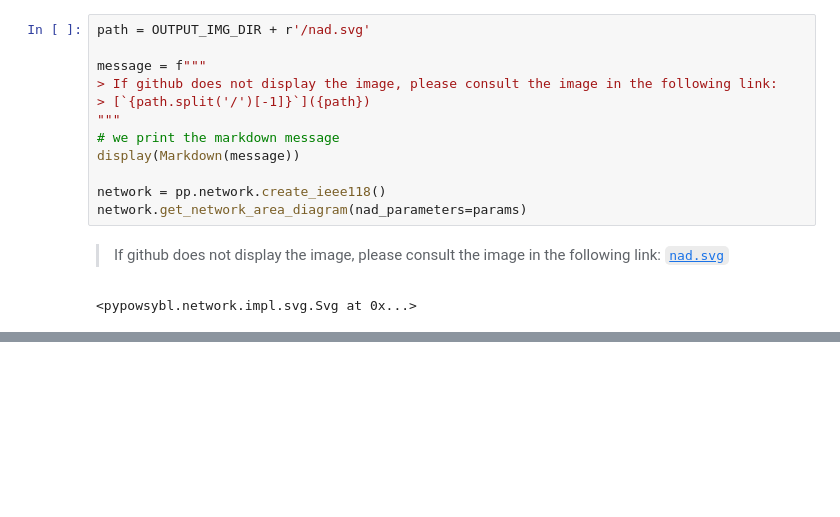
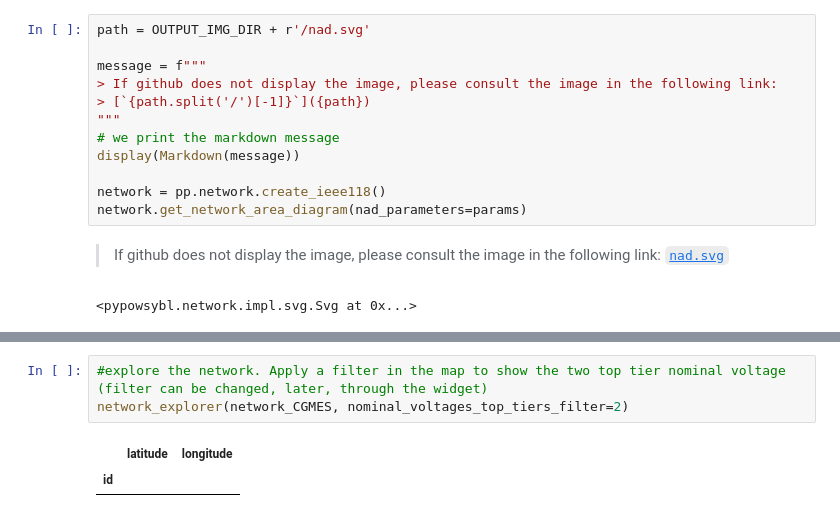
Before and after one commit to pierre-cau/PyPI, a Jupyter notebook: code/notebooks/05__Visualizing_networks.ipynb, the cells around one changed output, grey strips where cells are left out. Saved outputs shown, nothing was run; the diff lists cells and outputs as text; blank space fills up the shorter version.

```diff
--- a/code/notebooks/05__Visualizing_networks.ipynb
+++ b/code/notebooks/05__Visualizing_networks.ipynb
@@ -221,0 +367,6 @@ network.get_network_area_diagram(nad_parameters=params)
+# %%
+#explore the network. Apply a filter in the map to show the two top tier nominal voltage (filter can be changed, later, through the widget)
+network_explorer(network_CGMES, nominal_voltages_top_tiers_filter=2)
+# %% [output]
+|  | latitude | longitude |
+| id |  |  |
```
Also changed, not shown: parts of 15 cells of this notebook, 5 other files.
